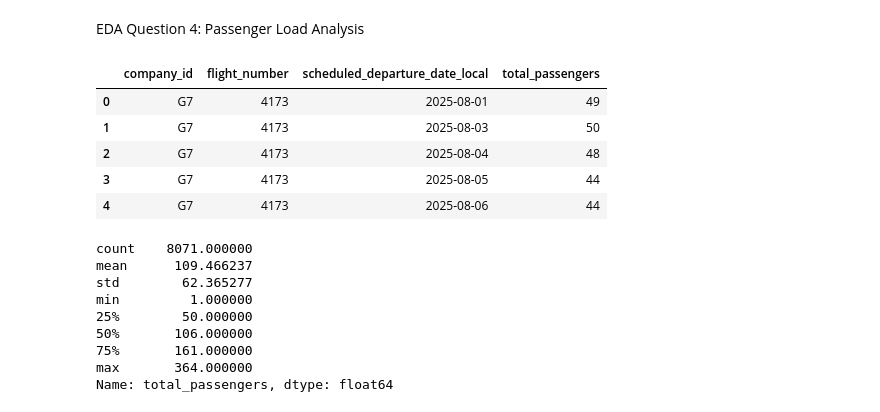
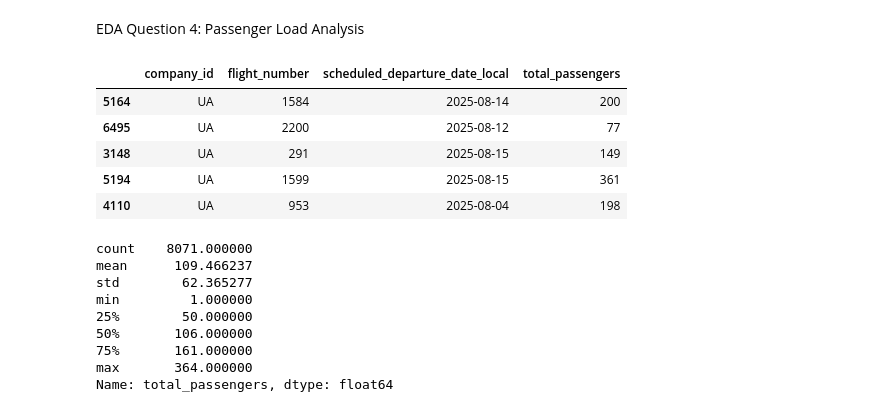
Before and after one commit to Shauray018/UnitedAirlinesAssignment, a Jupyter notebook: exploratory_data_analysis.ipynb, the cells around one changed output. Cells and saved outputs as stored; diff of their text form; code cells hidden in the pictures.

```diff
--- a/exploratory_data_analysis.ipynb
+++ b/exploratory_data_analysis.ipynb
@@ -308,14 +304,14 @@ unique_pnrs = pnr_flight_level.drop_duplicates(subset=['company_id', 'flight_num
 passenger_load = unique_pnrs.groupby(['company_id', 'flight_number', 'scheduled_departure_date_local'])['total_pax'].sum().reset_index()
 passenger_load = passenger_load.rename(columns={'total_pax': 'total_passengers'})
 # %%
-passenger_load.head()
+passenger_load.sample(5)
 # %% [output]
 |  | company_id | flight_number | scheduled_departure_date_local | total_passengers |
-| 0 | G7 | 4173 | 2025-08-01 | 49 |
-| 1 | G7 | 4173 | 2025-08-03 | 50 |
-| 2 | G7 | 4173 | 2025-08-04 | 48 |
-| 3 | G7 | 4173 | 2025-08-05 | 44 |
-| 4 | G7 | 4173 | 2025-08-06 | 44 |
+| 5164 | UA | 1584 | 2025-08-14 | 200 |
+| 6495 | UA | 2200 | 2025-08-12 | 77 |
+| 3148 | UA | 291 | 2025-08-15 | 149 |
+| 5194 | UA | 1599 | 2025-08-15 | 361 |
+| 4110 | UA | 953 | 2025-08-04 | 198 |
 # %%
 passenger_load['total_passengers'].describe()
 # %% [output]
```
Also changed, not shown: parts of 4 cells of this notebook, 7 other files.
